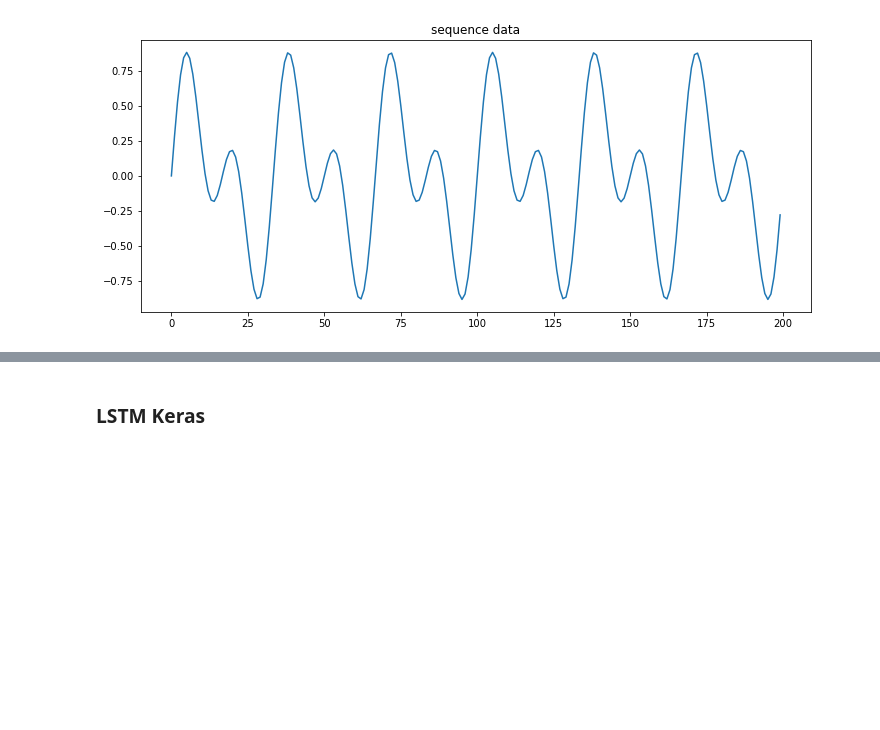
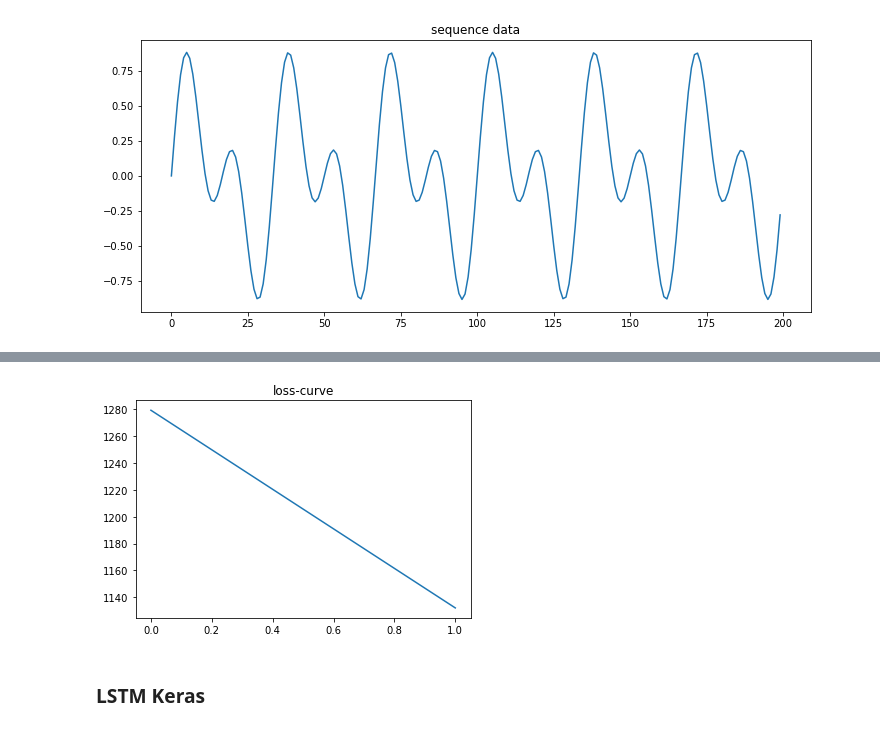
Before and after one commit to Locchuong96/machine-learning, a Jupyter notebook: Courses/GRU-LSTM.ipynb, the cells around one changed output, grey strips where cells are left out. Cells and saved outputs as stored; diff of their text form; code cells hidden in the pictures; blank space fills up the shorter version.

```diff
--- a/Courses/GRU-LSTM.ipynb
+++ b/Courses/GRU-LSTM.ipynb
@@ -1543,3 +1614,10 @@ epoch: 5 loss: 0.27408751575484686
+# %%
+#plt.savefig('predict.png')
+plt.plot(losses,label = 'losses')
+plt.title('loss-curve')
+plt.show()
+# %% [output]
+[figure, added]
 # %% [markdown]
 ### LSTM Keras
 # %% [markdown]
```
Also changed, not shown: parts of 4 cells of this notebook.
